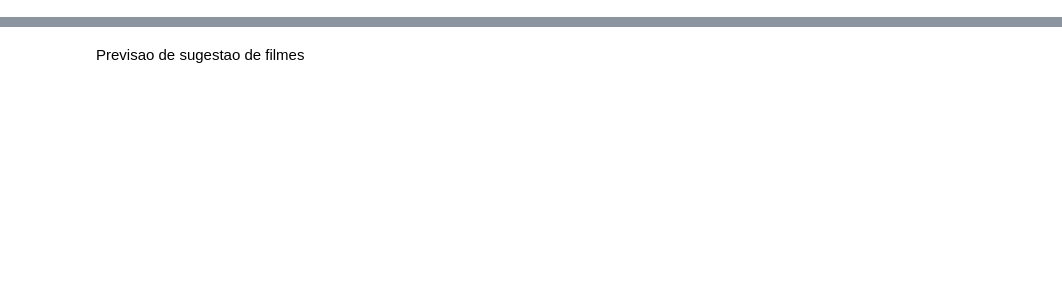
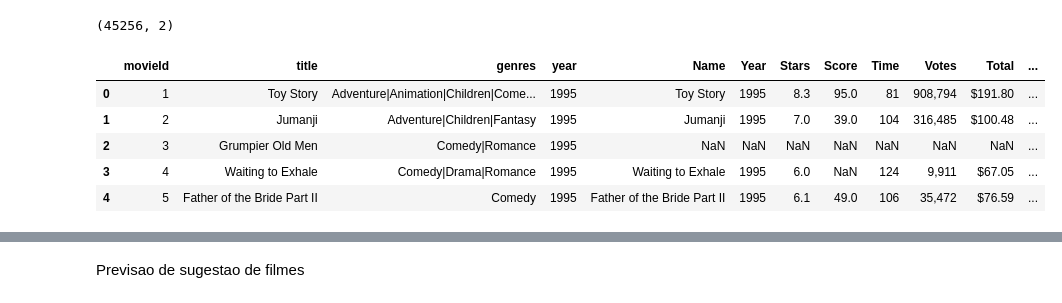
Before and after one commit to rasecfaria/FinalProject, a Jupyter notebook: projeto.ipynb, the cells around one changed output, grey strips where cells are left out. Cells and saved outputs as stored; diff of their text form; code cells hidden in the pictures; blank space fills up the shorter version.

```diff
--- a/projeto.ipynb
+++ b/projeto.ipynb
@@ -23,0 +56,3 @@ ratings['userId'].value_counts()
+# %%
+tags = pd.read_csv('tags.csv')
+dados = pd.read_csv('dados.csv')
@@ -23,0 +69,19 @@ ratings['userId'].value_counts()
+# %%
+tags.shape
+#dados.shape
+# %% [output]
+(45256, 2)
+# %%
+movies['movieId'] =  movies['movieId'].apply(lambda x: str(x))
+# %%
+df2 = movies.merge(dados, left_on='title', right_on='Name', how='left')
+df2 = df2.merge(tags, left_on='movieId', right_on='movieId', how='left')
+df2['Infos'] = df2['genres'] #+ str(df2['Discription']) + df2['tag']
+df2.head()
+# %% [output]
+|  | movieId | title | genres | year | Name | Year | Stars | Score | Time | Votes | Total | ... |
+| 0 | 1 | Toy Story | Adventure|Animation|Children|Come... | 1995 | Toy Story | 1995 | 8.3 | 95.0 | 81 | 908,794 | $191.80 | ... |
+| 1 | 2 | Jumanji | Adventure|Children|Fantasy | 1995 | Jumanji | 1995 | 7.0 | 39.0 | 104 | 316,485 | $100.48 | ... |
+| 2 | 3 | Grumpier Old Men | Comedy|Romance | 1995 | NaN | NaN | NaN | NaN | NaN | NaN | NaN | ... |
+| 3 | 4 | Waiting to Exhale | Comedy|Drama|Romance | 1995 | Waiting to Exhale | 1995 | 6.0 | NaN | 124 | 9,911 | $67.05 | ... |
+| 4 | 5 | Father of the Bride Part II | Comedy | 1995 | Father of the Bride Part II | 1995 | 6.1 | 49.0 | 106 | 35,472 | $76.59 | ... |
```
Also changed, not shown: parts of 27 cells of this notebook.
